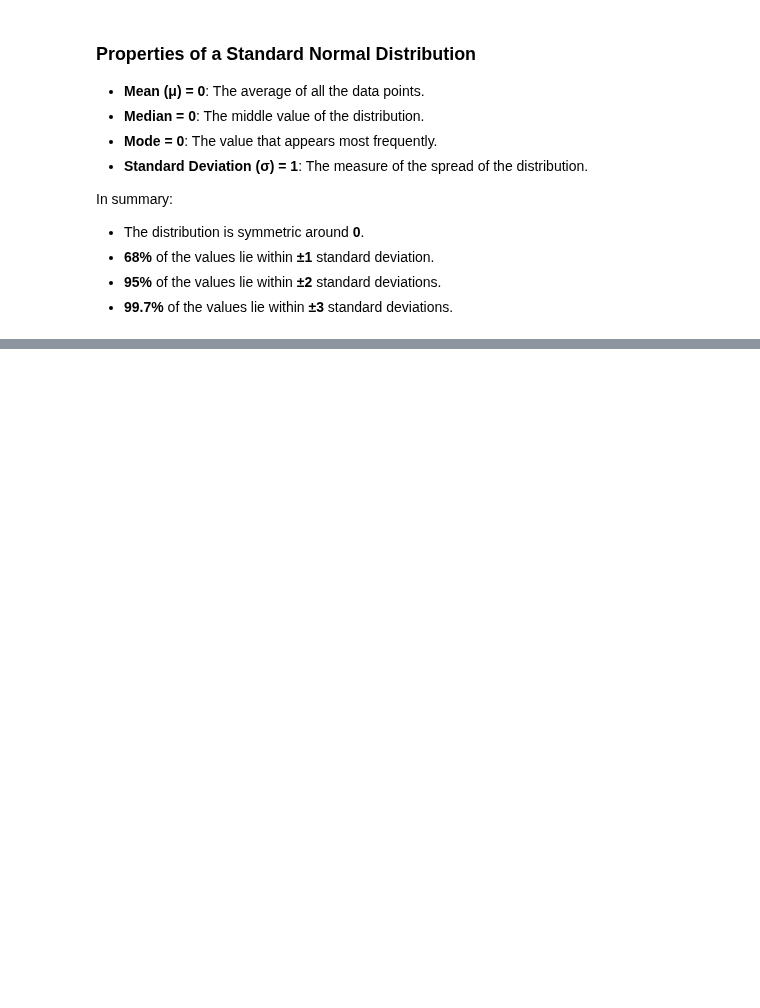
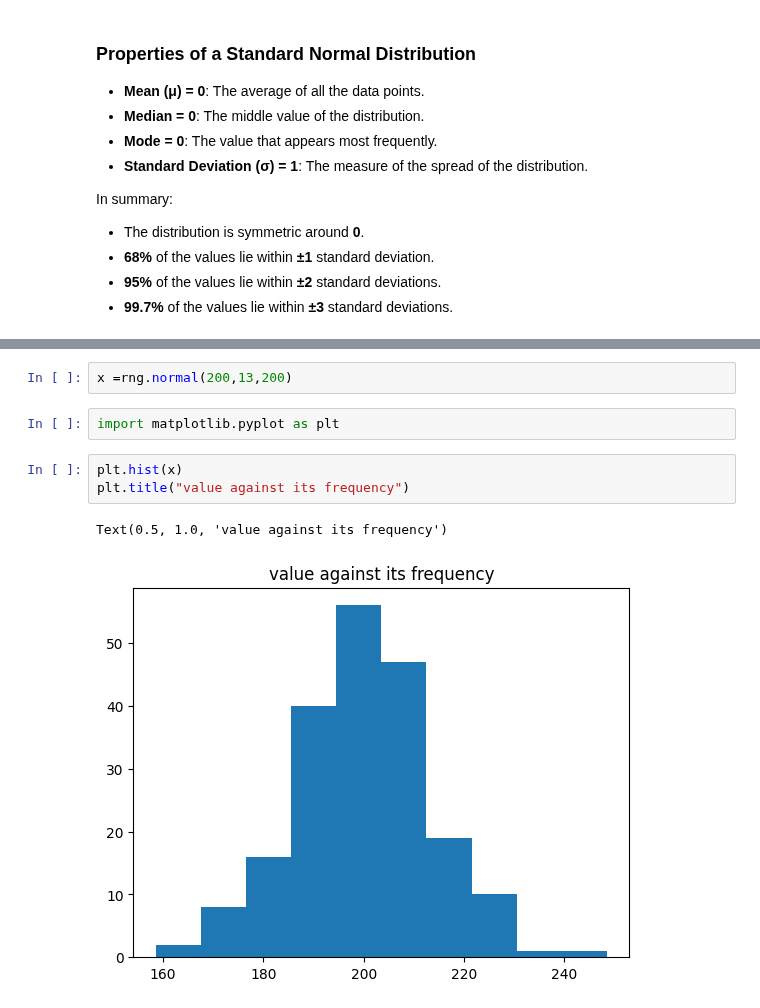
Before and after one commit to pacificDeveloperPrakhar/Pyhton_RealLifeData_Analysis_Practice, a Jupyter notebook: generating_random_samples.ipynb, the cells around one changed output, grey strips where cells are left out. Saved outputs shown, nothing was run; the diff lists cells and outputs as text; blank space fills up the shorter version.

Commit message:
i am done with the pie and histogram

```diff
--- a/generating_random_samples.ipynb
+++ b/generating_random_samples.ipynb
@@ -46,0 +68,10 @@ In summary:
+# %%
+x =rng.normal(200,13,200)
+# %%
+import matplotlib.pyplot as plt
+# %%
+plt.hist(x)
+plt.title("value against its frequency")
+# %% [output]
+Text(0.5, 1.0, 'value against its frequency')
+[figure, added]
```
Also changed, not shown: parts of 8 cells of this notebook.
